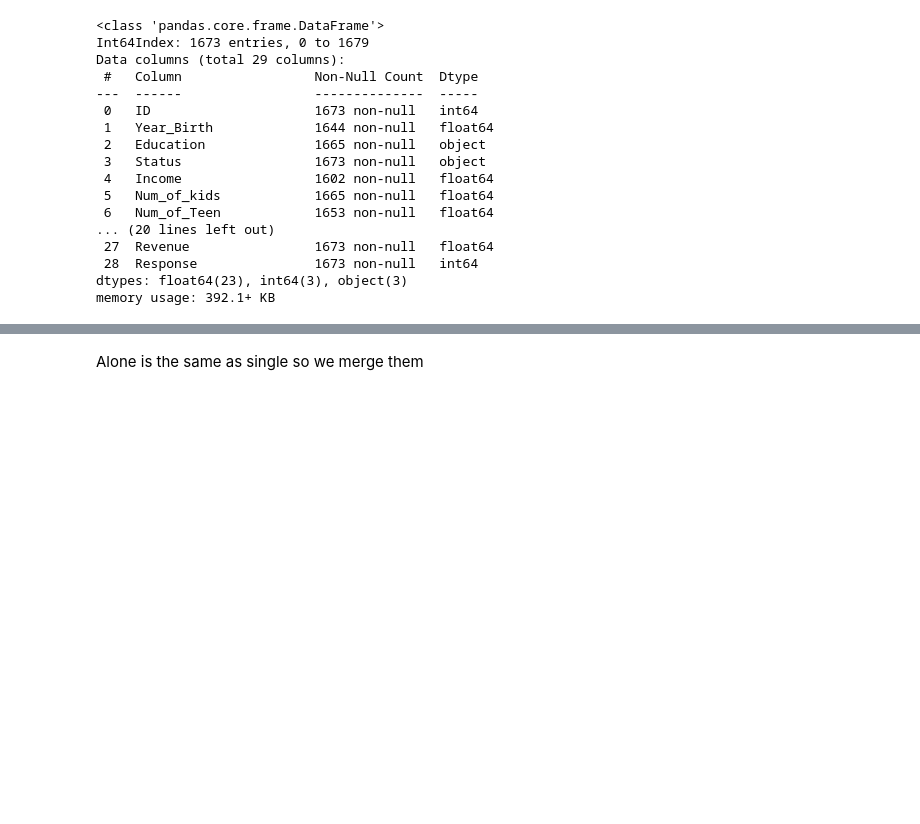
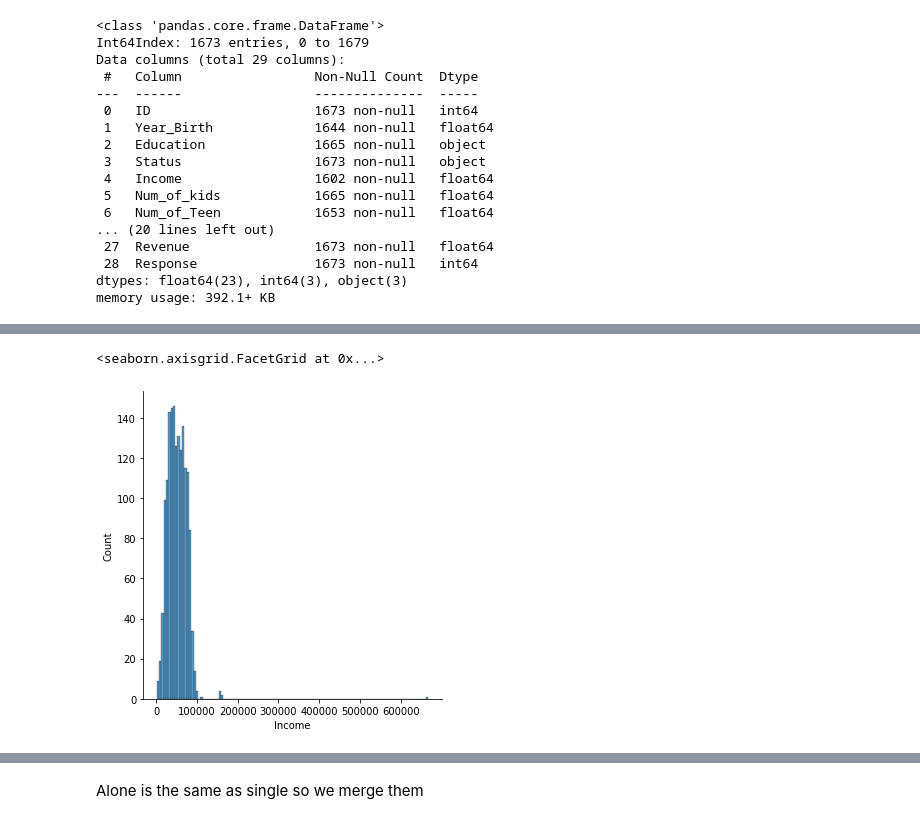
Before and after one commit to parzival0152/datamine, a Jupyter notebook: main.ipynb, the cells around one changed output, grey strips where cells are left out. Drawn from its saved outputs; the diff is of its cells as text; code cells hidden in the pictures; blank space fills up the shorter version.

```diff
--- a/main.ipynb
+++ b/main.ipynb
@@ -393,0 +417,5 @@ We'll start with the Year_Birth
+# %%
+sns.displot(cleanData['Income'])
+# %% [output]
+<seaborn.axisgrid.FacetGrid at 0x...>
+[figure, added]
```
Also changed, not shown: parts of 77 cells of this notebook, 1 other file.
